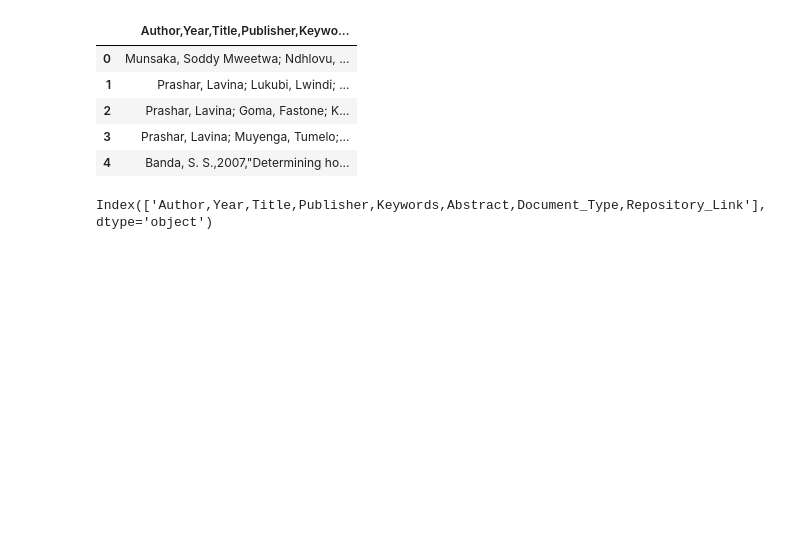
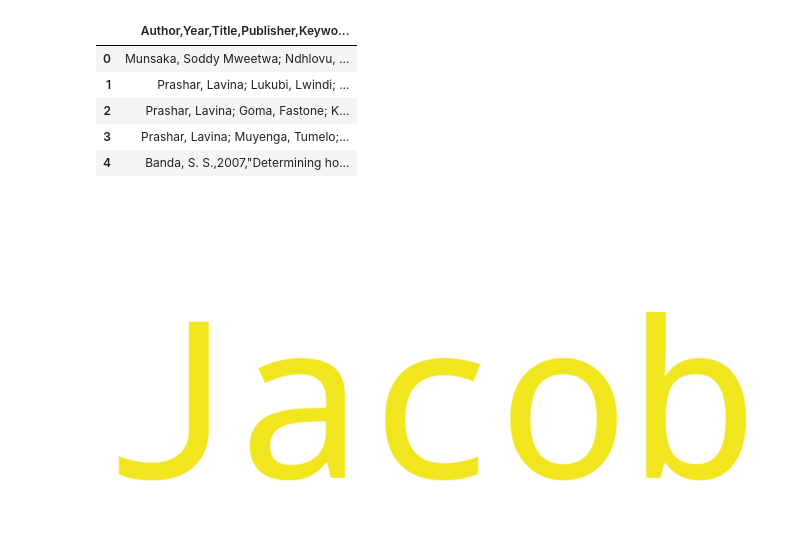
Before and after one commit to JakeSparrow1/project_team_20, a Jupyter notebook: shared_group_notebook.ipynb, the cells around one changed output. Drawn from its saved outputs; the diff is of its cells as text; code cells hidden in the pictures; blank space fills up the shorter version.

Commit message:
[DU] Added word cloud visualization for author column usong matplot lib

```diff
--- a/shared_group_notebook.ipynb
+++ b/shared_group_notebook.ipynb
@@ -53,7 +53,24 @@ Mounted at /content/drive
 | 2 | Prashar, Lavina; Goma, Fastone; K... |
 | 3 | Prashar, Lavina; Muyenga, Tumelo;... |
 | 4 | Banda, S. S.,2007,"Determining ho... |
-# %%
-df.columns
-# %% [output]
-Index(['Author,Year,Title,Publisher,Keywords,Abstract,Document_Type,Repository_Link'], dtype='object')
+# %%
+import pandas as pd
+from wordcloud import WordCloud
+import matplotlib.pyplot as plt
+
+# Try reading with quoting handled
+df = pd.read_csv("/content/drive/MyDrive/dataset (1).csv", sep=",", quotechar='"', engine="python", on_bad_lines="skip")
+
+# Replace 'author' with your actual text column name
+text_data = " ".join(df['Author'].astype(str))
+
+# Generate the word cloud
+wordcloud = WordCloud(width=800, height=400, background_color='white').generate(text_data)
+
+# Plot
+plt.figure(figsize=(15, 7.5))
+plt.imshow(wordcloud, interpolation='bilinear')
+plt.axis('off')
+plt.show()
+# %% [output]
+[figure, added]
```
